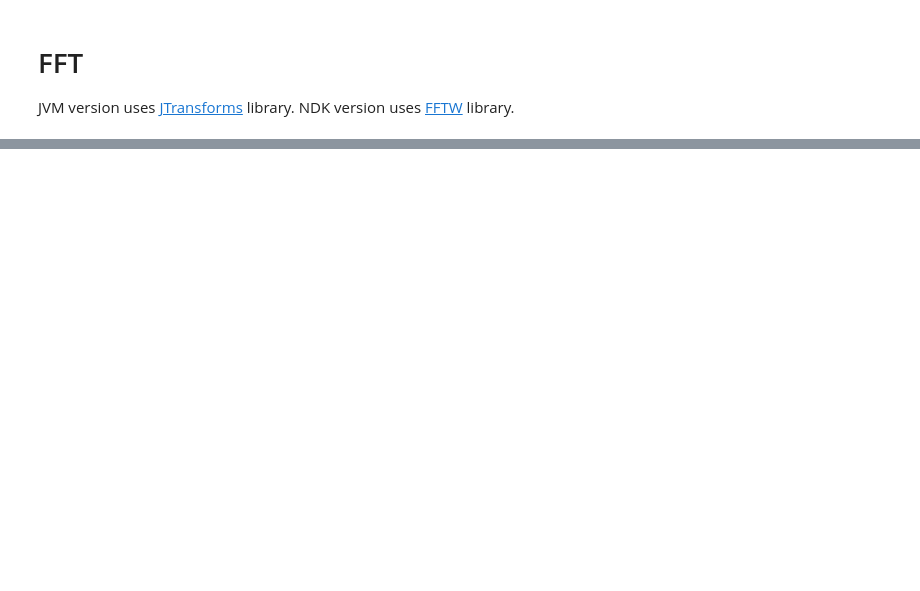
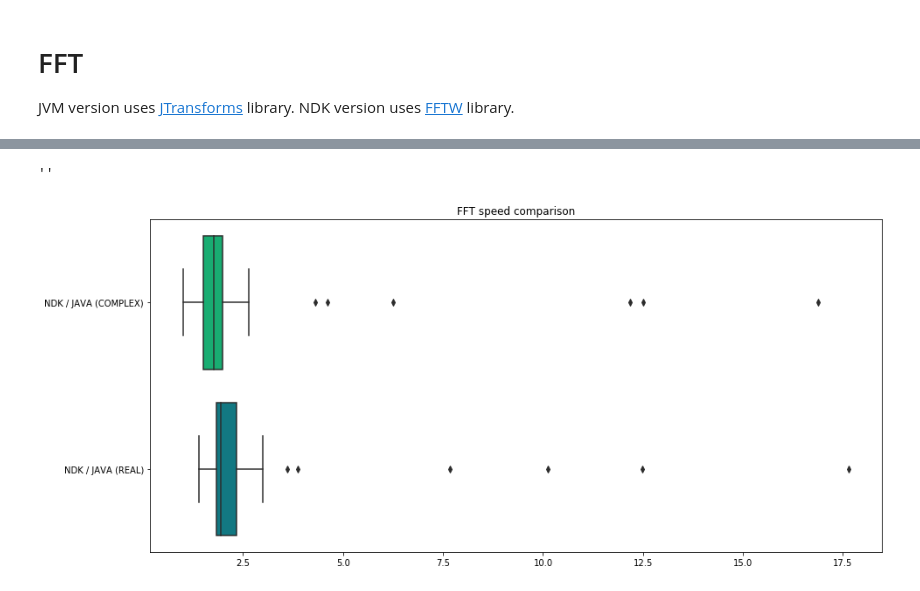
Before and after one commit to BelmY/SDRMS-sdr-mobile, a Jupyter notebook: benchmarks/notebooks/benchmarks.ipynb, the cells around one changed output, grey strips where cells are left out. Cells and saved outputs as stored; diff of their text form; code cells hidden in the pictures; blank space fills up the shorter version.

```diff
--- a/benchmarks/notebooks/benchmarks.ipynb
+++ b/benchmarks/notebooks/benchmarks.ipynb
@@ -59,3 +128,7 @@ iplot({
 })
 # %% [output]
 [interactive output not drawn]
+# %%
+complex = fft.T['ndk_complex'] / fft.T['jvm_complex']
+real = fft.T['ndk_real'] / fft.T['jvm_real']
+y = ['NDK / JAVA (COMPLEX)'] * len(complex) + ['NDK / JAVA (REAL)'] * len(real)
@@ -61,0 +159,9 @@ iplot({
+# %%
+sns.boxplot(
+    x=pd.concat([complex, real]),
+    y=y
+).set_title('FFT speed comparison')
+''
+# %% [output]
+''
+[figure, added]
```
Also changed, not shown: parts of 16 cells of this notebook, 7 other files.
